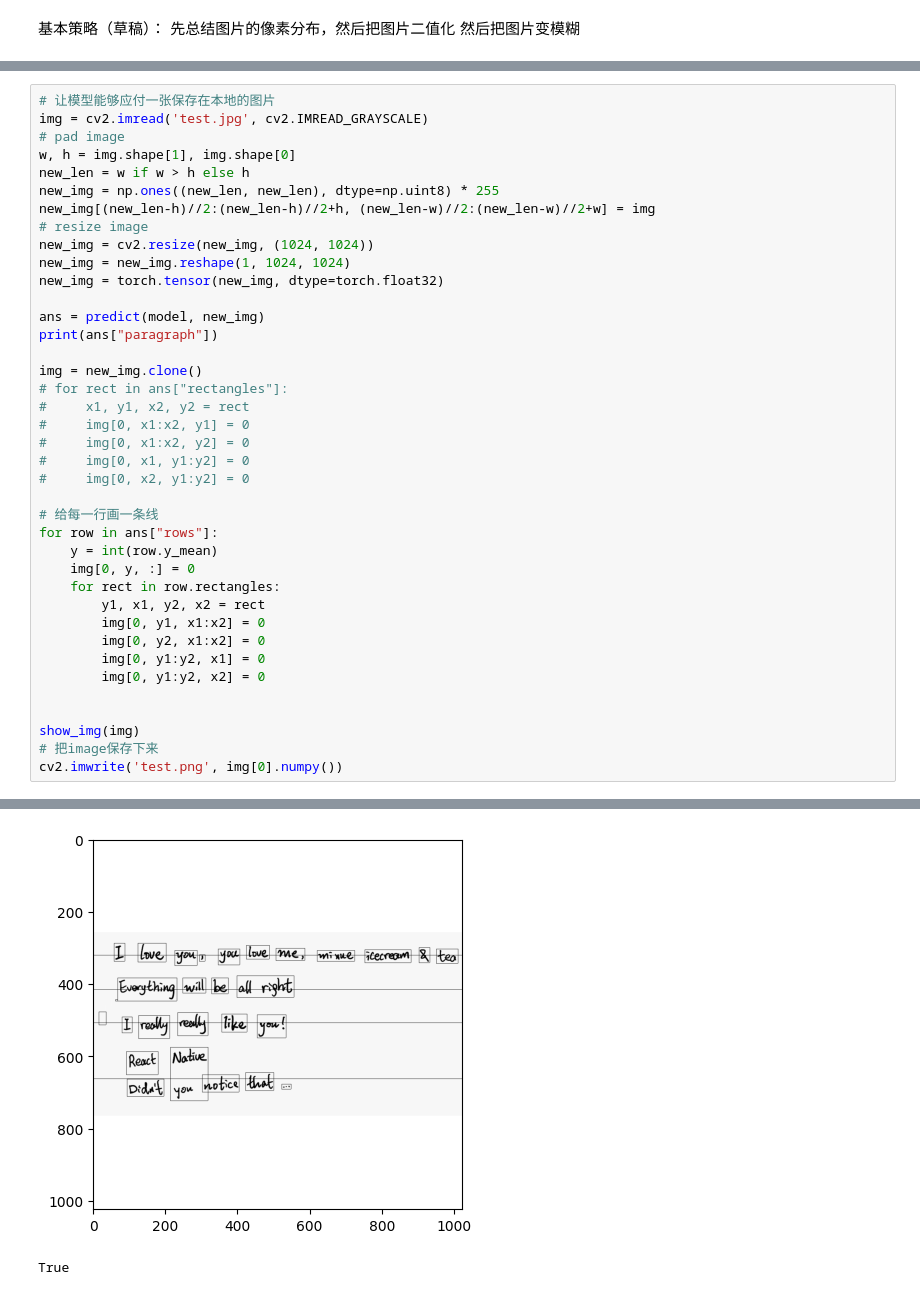
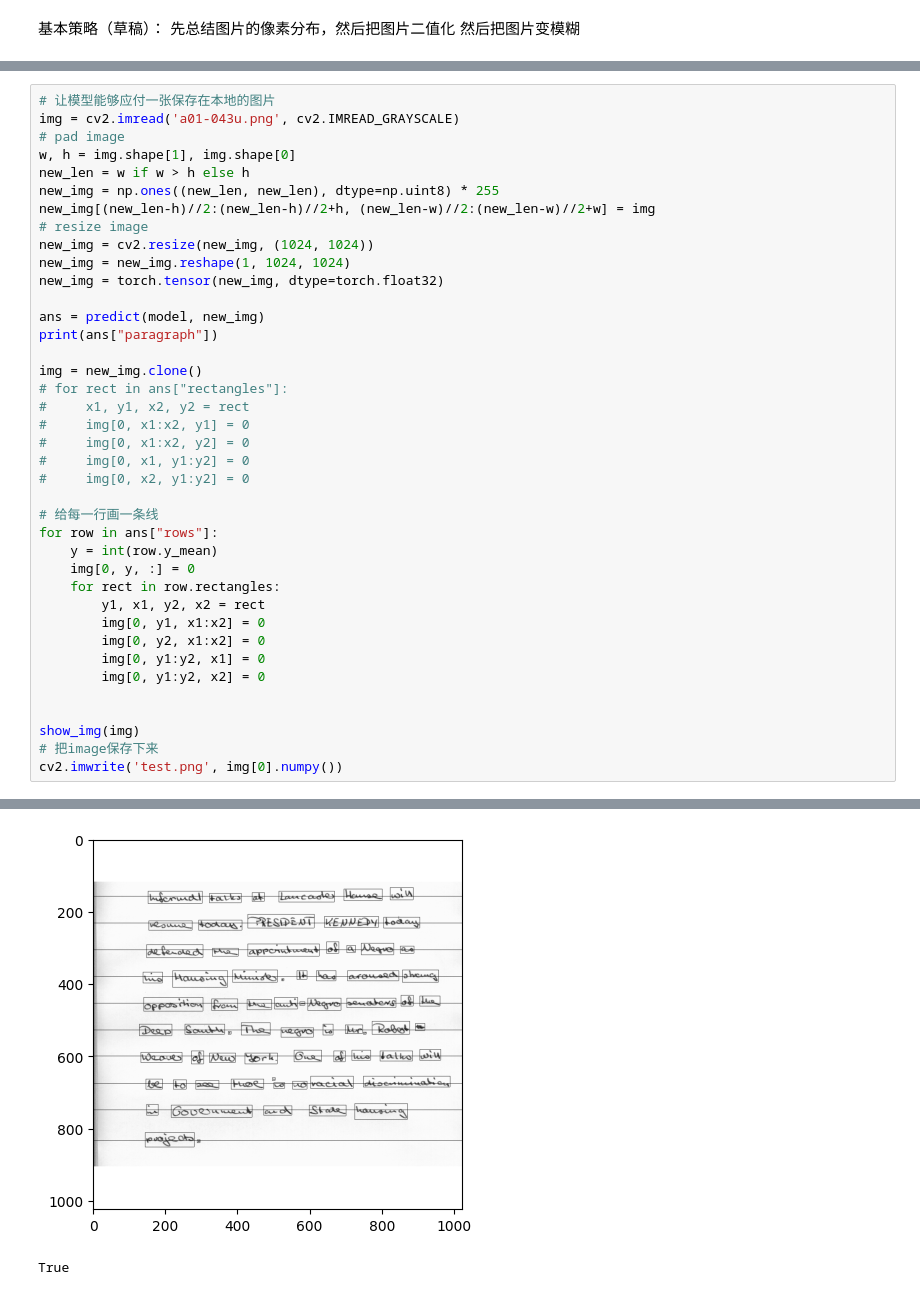
Before and after one commit to Ken-2511/HandwritingRecognition, a Jupyter notebook: Train/Segmentation.ipynb, the cells around one changed output, grey strips where cells are left out. Saved outputs shown, nothing was run; the diff lists cells and outputs as text.

```diff
--- a/Train/Segmentation.ipynb
+++ b/Train/Segmentation.ipynb
@@ -341,7 +341,7 @@ Rechenautomat more
 True
 # %%
 # 让模型能够应付一张保存在本地的图片
-img = cv2.imread('test.jpg', cv2.IMREAD_GRAYSCALE)
+img = cv2.imread('a01-043u.png', cv2.IMREAD_GRAYSCALE)
 # pad image
 w, h = img.shape[1], img.shape[0]
 new_len = w if w > h else h
@@ -386,2 +392,2 @@ I love you , you love me minis Siverena & tea
-[figure, old version]
+[figure, new version]
 True
```
Also changed, not shown: parts of 3 cells of this notebook, 4 other files.
